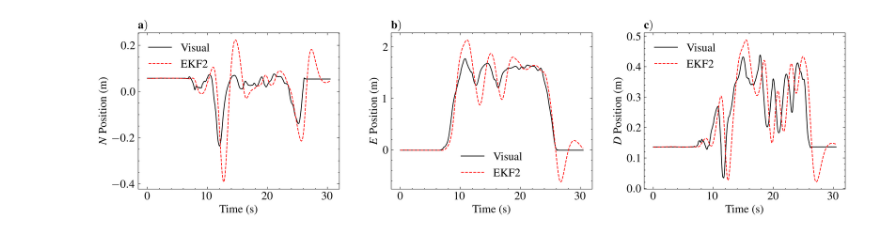
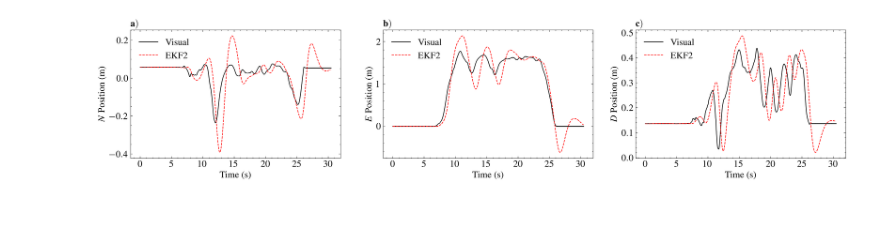
Before and after one commit to ringe-n-5525079/mocap-fyp, a Jupyter notebook: data_capture/Paper_Plotting/post_ekf2.ipynb, the cells around one changed output. Cells and saved outputs as stored; diff of their text form; code cells hidden in the pictures; blank space fills up the shorter version.

Commit message:
updated width of plot to fit all axis titles

```diff
--- a/data_capture/Paper_Plotting/post_ekf2.ipynb
+++ b/data_capture/Paper_Plotting/post_ekf2.ipynb
@@ -34,30 +34,30 @@ pos3_vvo = df_vvo['position[2]'].to_numpy()
 pos3_vo = df_vo['position[2]'].to_numpy()
 # %%
 # Plot position 1 (N), 2 (E), 3 (D) comparisons
-plt.figure(figsize=(14, 4))
+plt.figure(figsize=(17, 4))
 plt.subplot(1,3,1)
 plt.plot(t_vvo, pos1_vvo, label='Visual')
 plt.plot(t_vo, pos1_vo, label='EKF2', linestyle='--')
 plt.title(r'$\bf{a)}$', loc='left')
 plt.xlabel("Time (s)")
 plt.ylabel("$N$ Position (m)")
 plt.legend(loc='upper left')
 plt.subplot(1,3,2)
 plt.plot(t_vvo, pos2_vvo, label='Visual')
 plt.plot(t_vo, pos2_vo, label='EKF2', linestyle='--')
 plt.title(r'$\bf{b)}$', loc='left')
 plt.xlabel("Time (s)")
 plt.ylabel("$E$ Position (m)")
 plt.legend(loc='best')
 plt.subplot(1,3,3)
 plt.plot(t_vvo, pos3_vvo, label='Visual')
 plt.plot(t_vo, pos3_vo, label='EKF2', linestyle='--')
 plt.title(r'$\bf{c)}$', loc='left')
 plt.xlabel("Time (s)")
 plt.ylabel("$D$ Position (m)")
 plt.legend(loc='upper left')
 plt.savefig("vvo_vs_ekf2_positions_1.pdf", bbox_inches='tight')
 plt.tight_layout()
 plt.show()
 # %% [output]
-[figure, old version]
+[figure, new version]
```
Also changed, not shown: 1 other file.
